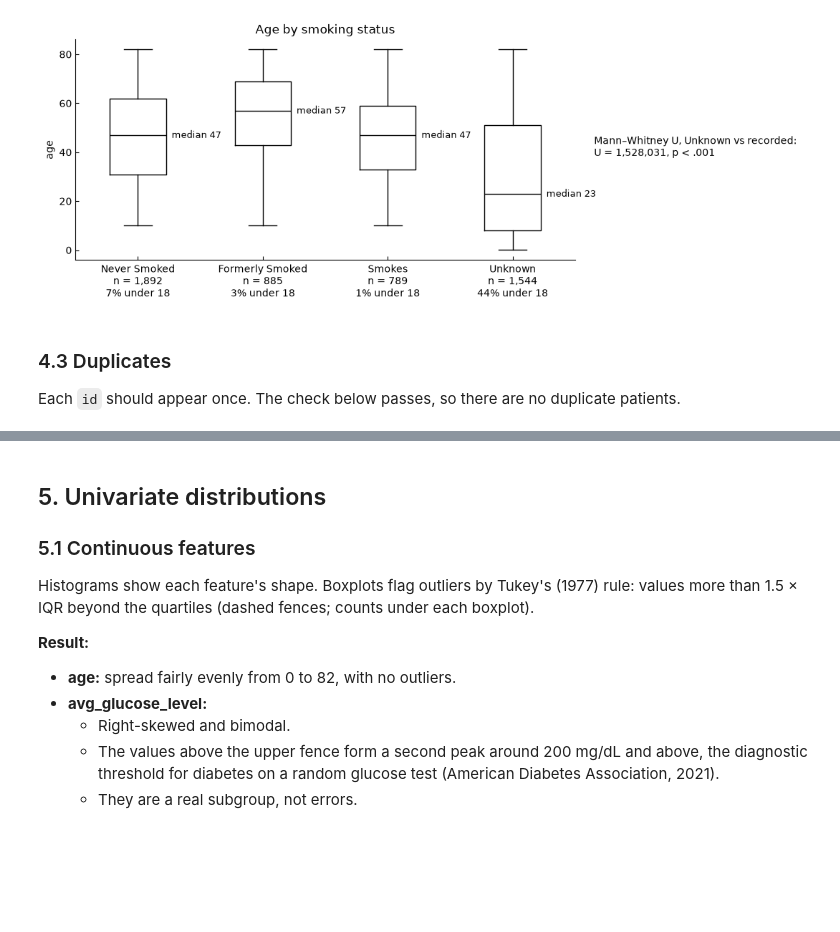
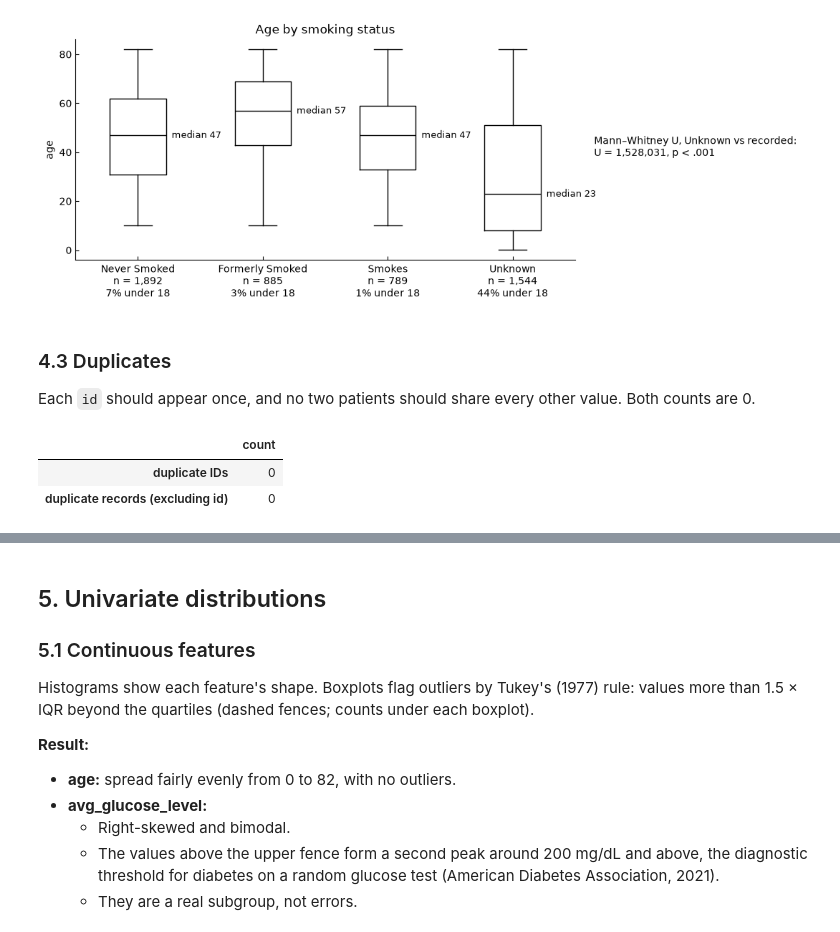
Before and after one commit to YeapJieShen/WQF7009-Assignment1, a Jupyter notebook: notebooks/01_eda.ipynb, the cells around one changed output, grey strips where cells are left out. Cells and saved outputs as stored; diff of their text form; code cells hidden in the pictures; blank space fills up the shorter version.

```diff
--- a/notebooks/01_eda.ipynb
+++ b/notebooks/01_eda.ipynb
@@ -250,8 +292,15 @@ plt.show()
 # %% [output]
 [figure]
 # %% [markdown]
+<a id="sec-4-3"></a>
+
 ### 4.3 Duplicates
 
-Each `id` should appear once. The check below passes, so there are no duplicate patients.
+Each `id` should appear once, and no two patients should share every other value. Both counts are 0.
 # %%
-assert not data.id.duplicated().any(), "duplicate patient ids"
+pd.Series({"duplicate IDs": data.id.duplicated().sum(),
+           "duplicate records (excluding id)": data.drop(columns="id").duplicated().sum()}).to_frame("count")
+# %% [output]
+|  | count |
+| duplicate IDs | 0 |
+| duplicate records (excluding id) | 0 |
```
Also changed, not shown: parts of 8 cells of this notebook.
